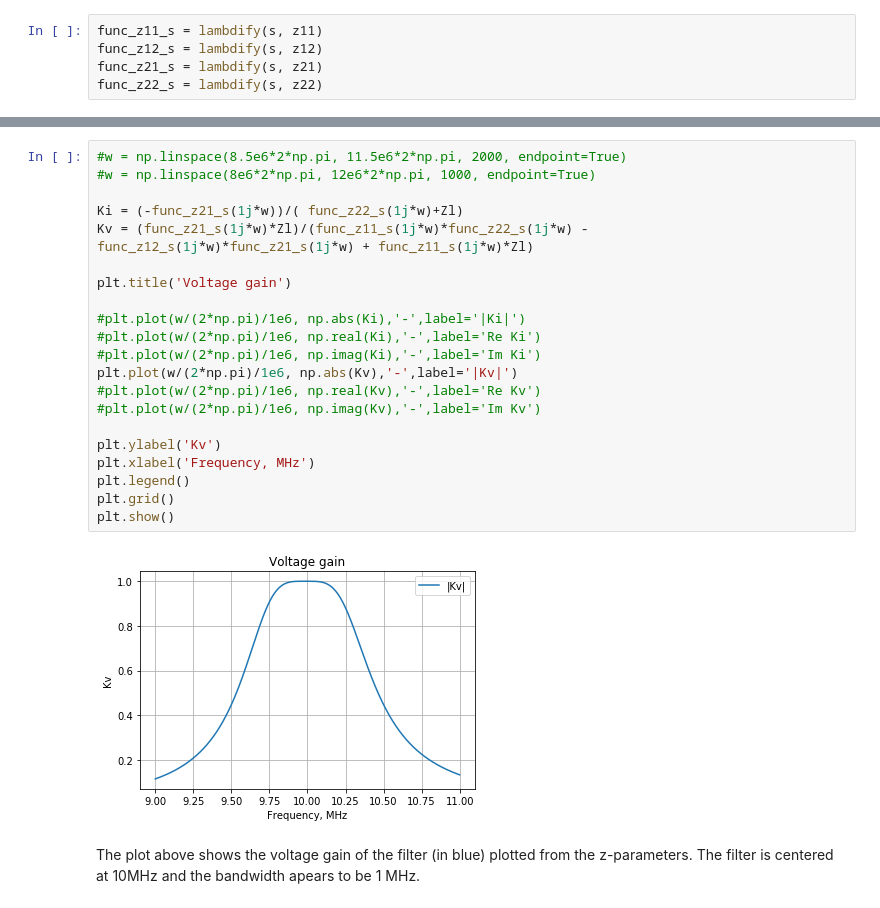
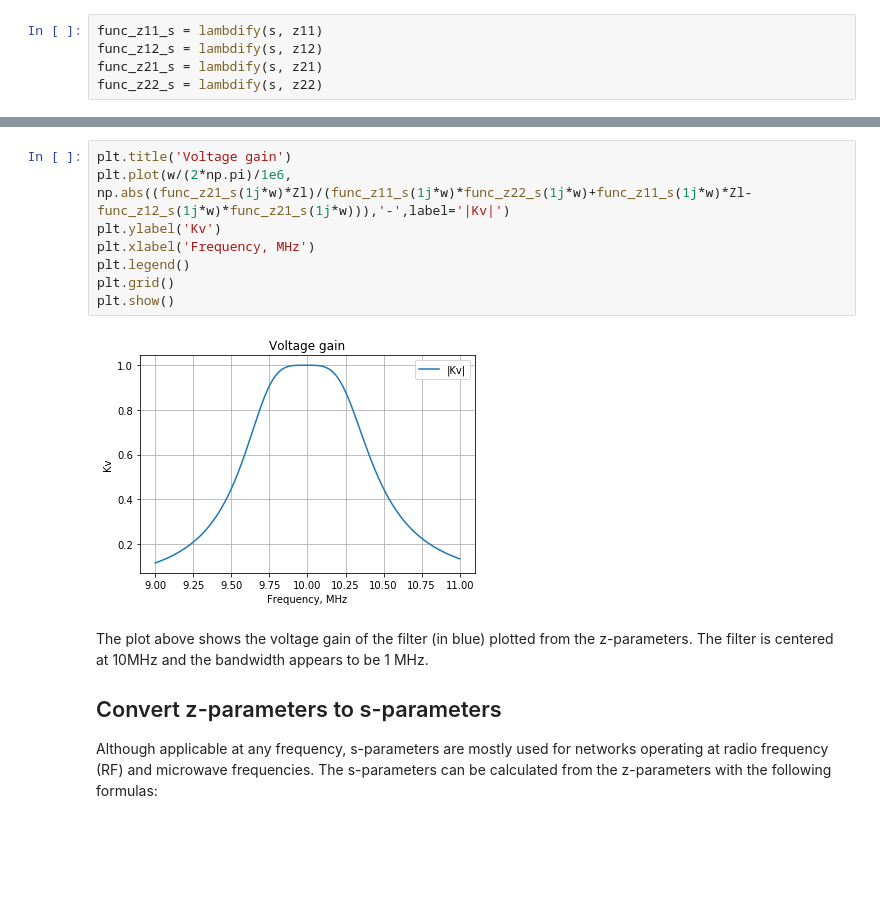
Before and after one commit to Tiburonboy/EE_jupyter_notebooks, a Jupyter notebook: Two port parameters/Two port parameters.ipynb, the cells around one changed output, grey strips where cells are left out. Cells and saved outputs as stored; diff of their text form; blank space fills up the shorter version.

```diff
--- a/Two port parameters/Two port parameters.ipynb
+++ b/Two port parameters/Two port parameters.ipynb
@@ -684,25 +558,15 @@ The plot above shows the magnitude of the input impedance (in blue), the real pa
-# %%
-#w = np.linspace(8.5e6*2*np.pi, 11.5e6*2*np.pi, 2000, endpoint=True)
-#w = np.linspace(8e6*2*np.pi, 12e6*2*np.pi, 1000, endpoint=True)
-
-Ki = (-func_z21_s(1j*w))/( func_z22_s(1j*w)+Zl)
-Kv = (func_z21_s(1j*w)*Zl)/(func_z11_s(1j*w)*func_z22_s(1j*w) - func_z12_s(1j*w)*func_z21_s(1j*w) + func_z11_s(1j*w)*Zl)
-
-plt.title('Voltage gain')
-
-#plt.plot(w/(2*np.pi)/1e6, np.abs(Ki),'-',label='|Ki|')
-#plt.plot(w/(2*np.pi)/1e6, np.real(Ki),'-',label='Re Ki')
-#plt.plot(w/(2*np.pi)/1e6, np.imag(Ki),'-',label='Im Ki')
-plt.plot(w/(2*np.pi)/1e6, np.abs(Kv),'-',label='|Kv|')
-#plt.plot(w/(2*np.pi)/1e6, np.real(Kv),'-',label='Re Kv')
-#plt.plot(w/(2*np.pi)/1e6, np.imag(Kv),'-',label='Im Kv')
-
-plt.ylabel('Kv')
-plt.xlabel('Frequency, MHz')
-plt.legend()
-plt.grid()
-plt.show()
-# %% [output]
-[figure, removed]
+# %%
+plt.title('Voltage gain')
+plt.plot(w/(2*np.pi)/1e6, np.abs((func_z21_s(1j*w)*Zl)/(func_z11_s(1j*w)*func_z22_s(1j*w)+func_z11_s(1j*w)*Zl-func_z12_s(1j*w)*func_z21_s(1j*w))),'-',label='|Kv|')
+plt.ylabel('Kv')
+plt.xlabel('Frequency, MHz')
+plt.legend()
+plt.grid()
+plt.show()
+# %% [output]
+[figure, added]
 # %% [markdown]
-The plot above shows the voltage gain of the filter (in blue) plotted from the z-parameters. The filter is centered at 10MHz and the bandwidth apears to be 1 MHz.
+The plot above shows the voltage gain of the filter (in blue) plotted from the z-parameters. The filter is centered at 10MHz and the bandwidth appears to be 1 MHz.
+
+## Convert z-parameters to s-parameters
+Although applicable at any frequency, s-parameters are mostly used for networks operating at radio frequency (RF) and microwave frequencies. The s-parameters can be calculated from the z-parameters with the following formulas:
```
Also changed, not shown: parts of 54 cells of this notebook.
